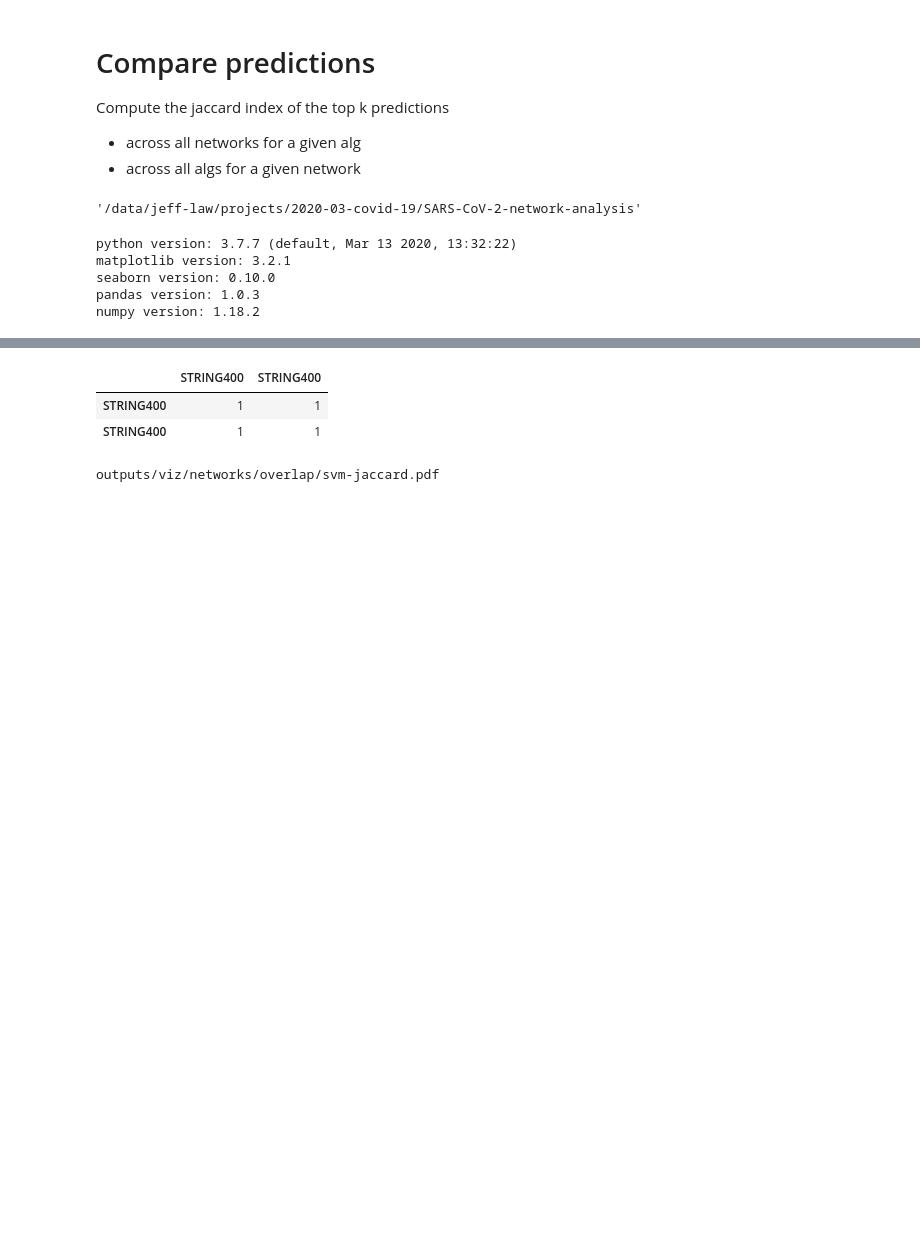
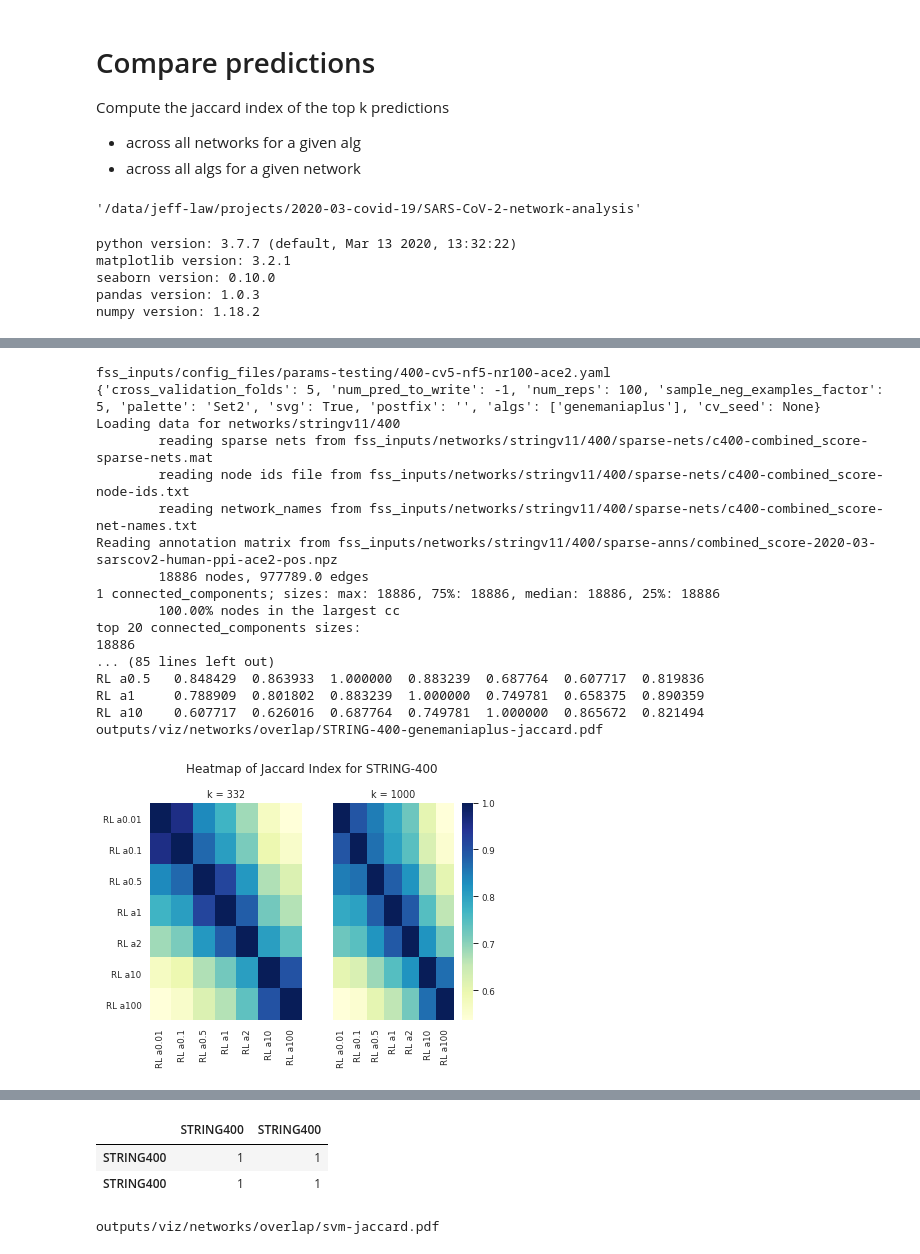
Before and after one commit to Murali-group/SARS-CoV-2-network-analysis, a Jupyter notebook: src/jupyter-notebooks/compare_predictions.ipynb, the cells around one changed output, grey strips where cells are left out. Cells and saved outputs as stored; diff of their text form; code cells hidden in the pictures; blank space fills up the shorter version.

```diff
--- a/src/jupyter-notebooks/compare_predictions.ipynb
+++ b/src/jupyter-notebooks/compare_predictions.ipynb
@@ -178,0 +291,80 @@ outputs/viz/networks/overlap/STRING400-7algs-jaccard.pdf
+# %%
+config_files = [
+#     "fss_inputs/config_files/combined/string-tissuenet-lung.yaml",
+#     "fss_inputs/config_files/string-tissuenet-wace2/string.yaml",
+    "fss_inputs/config_files/params-testing/400-cv5-nf5-nr100-ace2.yaml",
+]
+neg_factor = 5
+# algs = ['genemaniaplus', 'genemania', 'sinksourceplus', 'sinksource', 'svm', 'logistic_regression', 'localplus']
+# algs = ['genemaniaplus', 'genemania', 'sinksourceplus', 'svm', 'logistic_regression']
+algs = ['genemaniaplus']
+k_to_test = [332,1000]
+# %%
+rename_alg_params = {
+    "-tol1e-05":"", "-tol1e-04":"", "-rep100-nf5":"","-l2":"", "-maxi1000":"","-maxi100":"", "-eps0": "",
+    "-a": " a", "-C":" C", "-l":" l", "_": "."}
+for alg in algs:
+    k_results = []
+    for k in k_to_test:
+        all_dataset_prots = {}
+        order = []
+        for config_file in config_files:
+            print(config_file)
+            config_map = plot_utils.load_config_file(config_file)
+            kwargs = {}
+            input_settings, alg_settings, output_settings, out_pref, kwargs = plot_utils.setup_variables(
+                    config_map, '', **kwargs)
+            # set additional options here
+            kwargs['algs'] = [alg]
+            kwargs['num_reps'] = 100  # load all 100 repetitions of negative sampling and CV
+            kwargs['cross_validation_folds'] = 5
+            kwargs['cv_seed'] = None
+            kwargs['sample_neg_examples_factor'] = neg_factor
+            print(kwargs)
+
+            dataset_alg_prots, curr_order = load_all_pred(
+                input_settings, output_settings['output_dir'], alg_settings, k=k, use_alg_plot_name=False, **kwargs)
+
+            # change the parameters that are included in the output string
+            new_dataset_alg_prots = defaultdict(dict)
+            new_curr_order = []
+            for d in dataset_alg_prots:
+                for curr_alg in curr_order:
+                    new_alg = curr_alg
+                    for p1, p2 in rename_alg_params.items():
+                        new_alg = new_alg.replace(p1,p2)
+                    new_dataset_alg_prots[d][new_alg] = dataset_alg_prots[d][curr_alg]
+                    new_curr_order.append(new_alg)
+            dataset_alg_prots = new_dataset_alg_prots
+            curr_order = new_curr_order
+
+            all_dataset_prots.update(dataset_alg_prots)
+            order += curr_order
+            print("%d datasets" % (len(dataset_alg_prots)))
+            print(order)
+        #     title = set_title(**kwargs)
+        #     print(title)
+        #     order = pointplot(df_all, out_file=out_file, order=order)
+        k_results.append(dataset_alg_prots)
+    order = order[:len(curr_order)]
+    plot_dataset_k_results(k_results, [alg], write_out_file=True)
+#     break
+# %% [output]
+fss_inputs/config_files/params-testing/400-cv5-nf5-nr100-ace2.yaml
+{'cross_validation_folds': 5, 'num_pred_to_write': -1, 'num_reps': 100, 'sample_neg_examples_factor': 5, 'palette': 'Set2', 'svg': True, 'postfix': '', 'algs': ['genemaniaplus'], 'cv_seed': None}
+Loading data for networks/stringv11/400
+        reading sparse nets from fss_inputs/networks/stringv11/400/sparse-nets/c400-combined_score-sparse-nets.mat
+        reading node ids file from fss_inputs/networks/stringv11/400/sparse-nets/c400-combined_score-node-ids.txt
+        reading network_names from fss_inputs/networks/stringv11/400/sparse-nets/c400-combined_score-net-names.txt
+Reading annotation matrix from fss_inputs/networks/stringv11/400/sparse-anns/combined_score-2020-03-sarscov2-human-ppi-ace2-pos.npz
+        18886 nodes, 977789.0 edges
+1 connected_components; sizes: max: 18886, 75%: 18886, median: 18886, 25%: 18886
+        100.00% nodes in the largest cc
+top 20 connected_components sizes:
+18886
+... (85 lines left out)
+RL a0.5   0.848429  0.863933  1.000000  0.883239  0.687764  0.607717  0.819836
+RL a1     0.788909  0.801802  0.883239  1.000000  0.749781  0.658375  0.890359
+RL a10    0.607717  0.626016  0.687764  0.749781  1.000000  0.865672  0.821494
+outputs/viz/networks/overlap/STRING-400-genemaniaplus-jaccard.pdf
+[figure, added]
```
Also changed, not shown: parts of 27 cells of this notebook.
